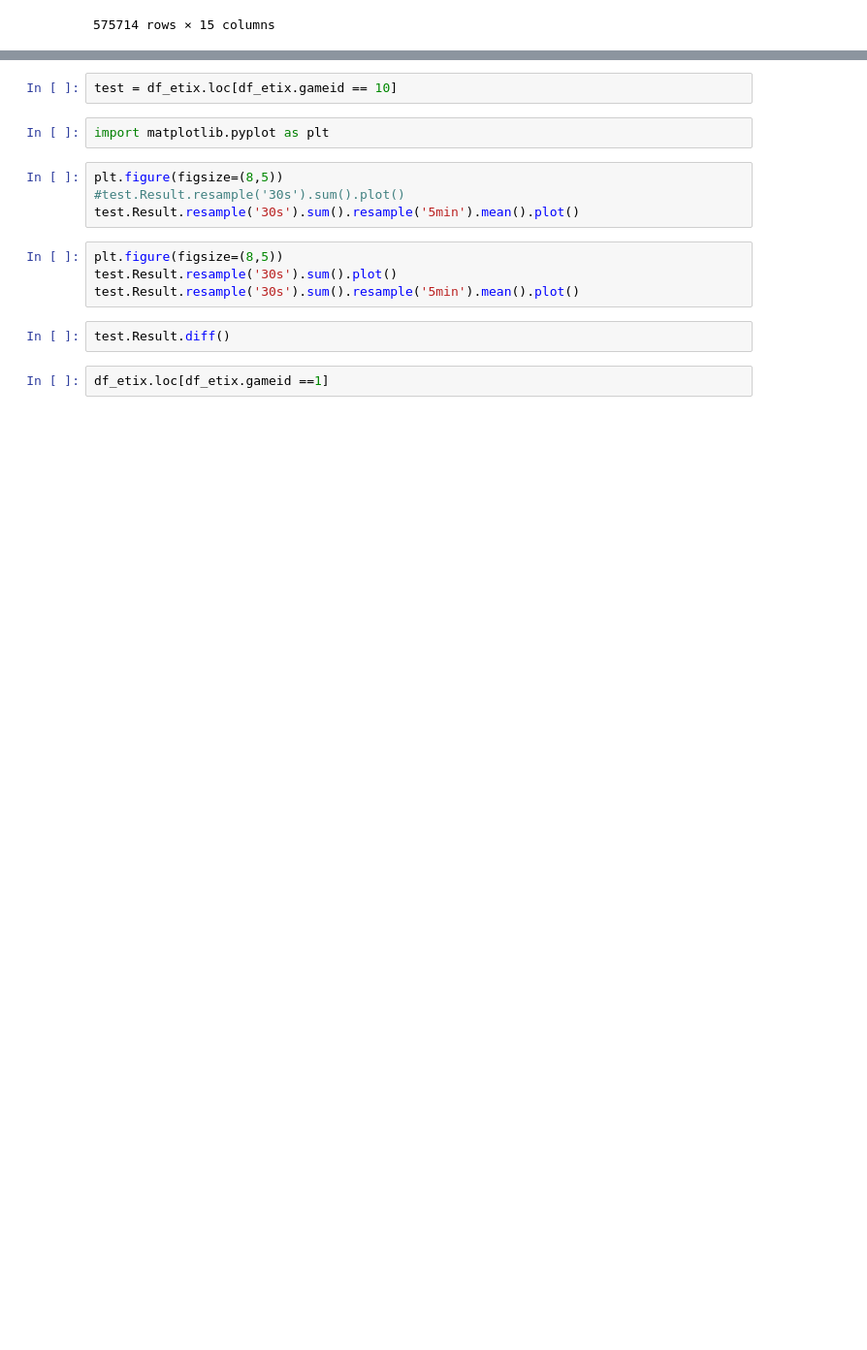
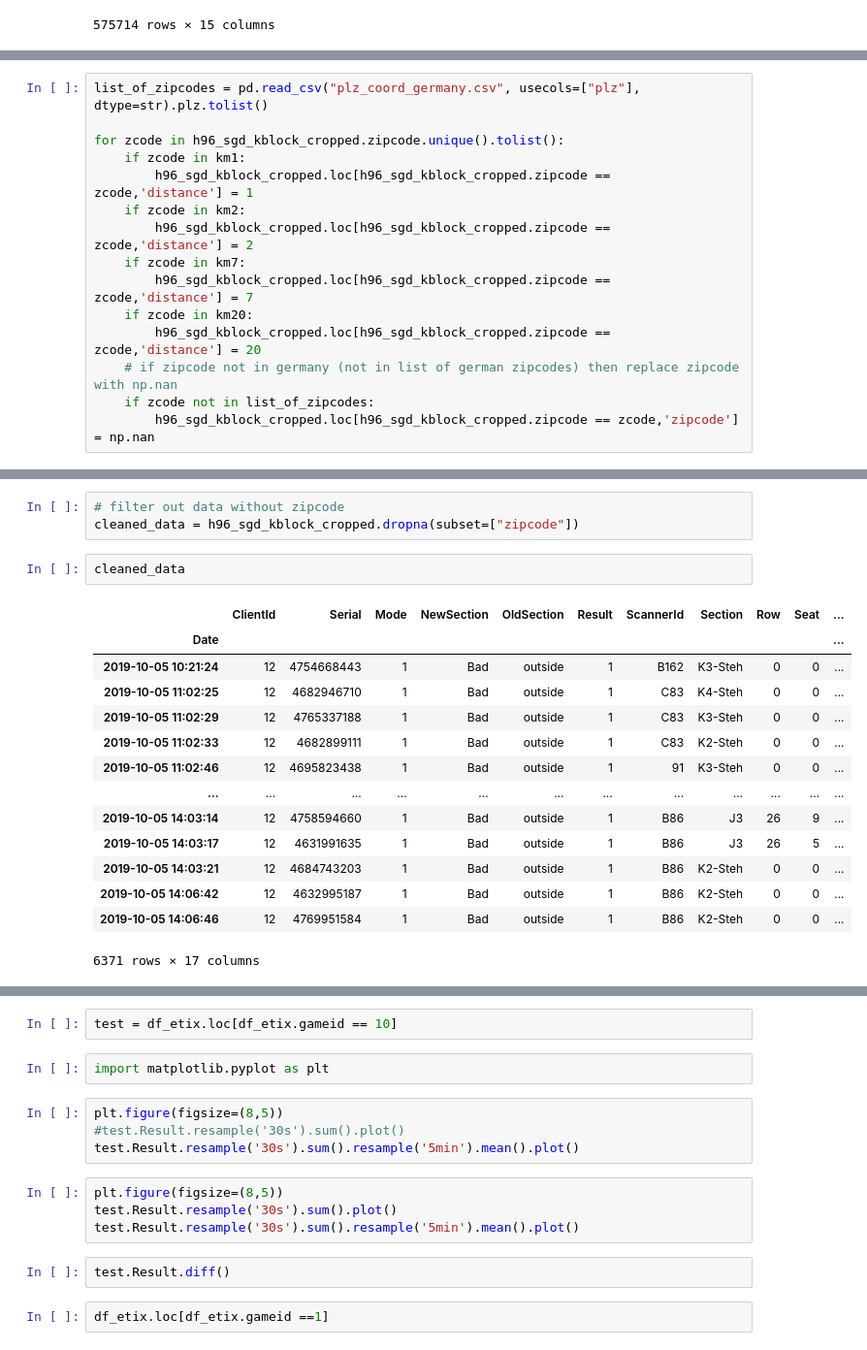
Before and after one commit to john-robert/dynamo_arrival, a Jupyter notebook: preprocess_ticket_data.ipynb, the cells around one changed output, grey strips where cells are left out. Shown at 97% size. Saved outputs shown, nothing was run; the diff lists cells and outputs as text; blank space fills up the shorter version.

Commit message:
bugfix in preprocessing zipcodes

```diff
--- a/preprocess_ticket_data.ipynb
+++ b/preprocess_ticket_data.ipynb
@@ -257,0 +201,15 @@ for gid in data_weekend.gameid.unique():
+# %%
+list_of_zipcodes = pd.read_csv("plz_coord_germany.csv", usecols=["plz"], dtype=str).plz.tolist()
+
+for zcode in h96_sgd_kblock_cropped.zipcode.unique().tolist():
+    if zcode in km1:
+        h96_sgd_kblock_cropped.loc[h96_sgd_kblock_cropped.zipcode == zcode,'distance'] = 1
+    if zcode in km2:
+        h96_sgd_kblock_cropped.loc[h96_sgd_kblock_cropped.zipcode == zcode,'distance'] = 2
+    if zcode in km7:
+        h96_sgd_kblock_cropped.loc[h96_sgd_kblock_cropped.zipcode == zcode,'distance'] = 7
+    if zcode in km20:
+        h96_sgd_kblock_cropped.loc[h96_sgd_kblock_cropped.zipcode == zcode,'distance'] = 20
+    # if zipcode not in germany (not in list of german zipcodes) then replace zipcode with np.nan
+    if zcode not in list_of_zipcodes:
+        h96_sgd_kblock_cropped.loc[h96_sgd_kblock_cropped.zipcode == zcode,'zipcode'] = np.nan
@@ -257,0 +246,20 @@ for gid in data_weekend.gameid.unique():
+# %%
+# filter out data without zipcode
+cleaned_data = h96_sgd_kblock_cropped.dropna(subset=["zipcode"])
+# %%
+cleaned_data
+# %% [output]
+|  | ClientId | Serial | Mode | NewSection | OldSection | Result | ScannerId | Section | Row | Seat | ... |
+| Date |  |  |  |  |  |  |  |  |  |  | ... |
+| 2019-10-05 10:21:24 | 12 | 4754668443 | 1 | Bad | outside | 1 | B162 | K3-Steh | 0 | 0 | ... |
+| 2019-10-05 11:02:25 | 12 | 4682946710 | 1 | Bad | outside | 1 | C83 | K4-Steh | 0 | 0 | ... |
+| 2019-10-05 11:02:29 | 12 | 4765337188 | 1 | Bad | outside | 1 | C83 | K3-Steh | 0 | 0 | ... |
+| 2019-10-05 11:02:33 | 12 | 4682899111 | 1 | Bad | outside | 1 | C83 | K2-Steh | 0 | 0 | ... |
+| 2019-10-05 11:02:46 | 12 | 4695823438 | 1 | Bad | outside | 1 | 91 | K3-Steh | 0 | 0 | ... |
+| ... | ... | ... | ... | ... | ... | ... | ... | ... | ... | ... | ... |
+| 2019-10-05 14:03:14 | 12 | 4758594660 | 1 | Bad | outside | 1 | B86 | J3 | 26 | 9 | ... |
+| 2019-10-05 14:03:17 | 12 | 4631991635 | 1 | Bad | outside | 1 | B86 | J3 | 26 | 5 | ... |
+| 2019-10-05 14:03:21 | 12 | 4684743203 | 1 | Bad | outside | 1 | B86 | K2-Steh | 0 | 0 | ... |
+| 2019-10-05 14:06:42 | 12 | 4632995187 | 1 | Bad | outside | 1 | B86 | K2-Steh | 0 | 0 | ... |
+| 2019-10-05 14:06:46 | 12 | 4769951584 | 1 | Bad | outside | 1 | B86 | K2-Steh | 0 | 0 | ... |
+6371 rows × 17 columns
```
Also changed, not shown: parts of 51 cells of this notebook.
